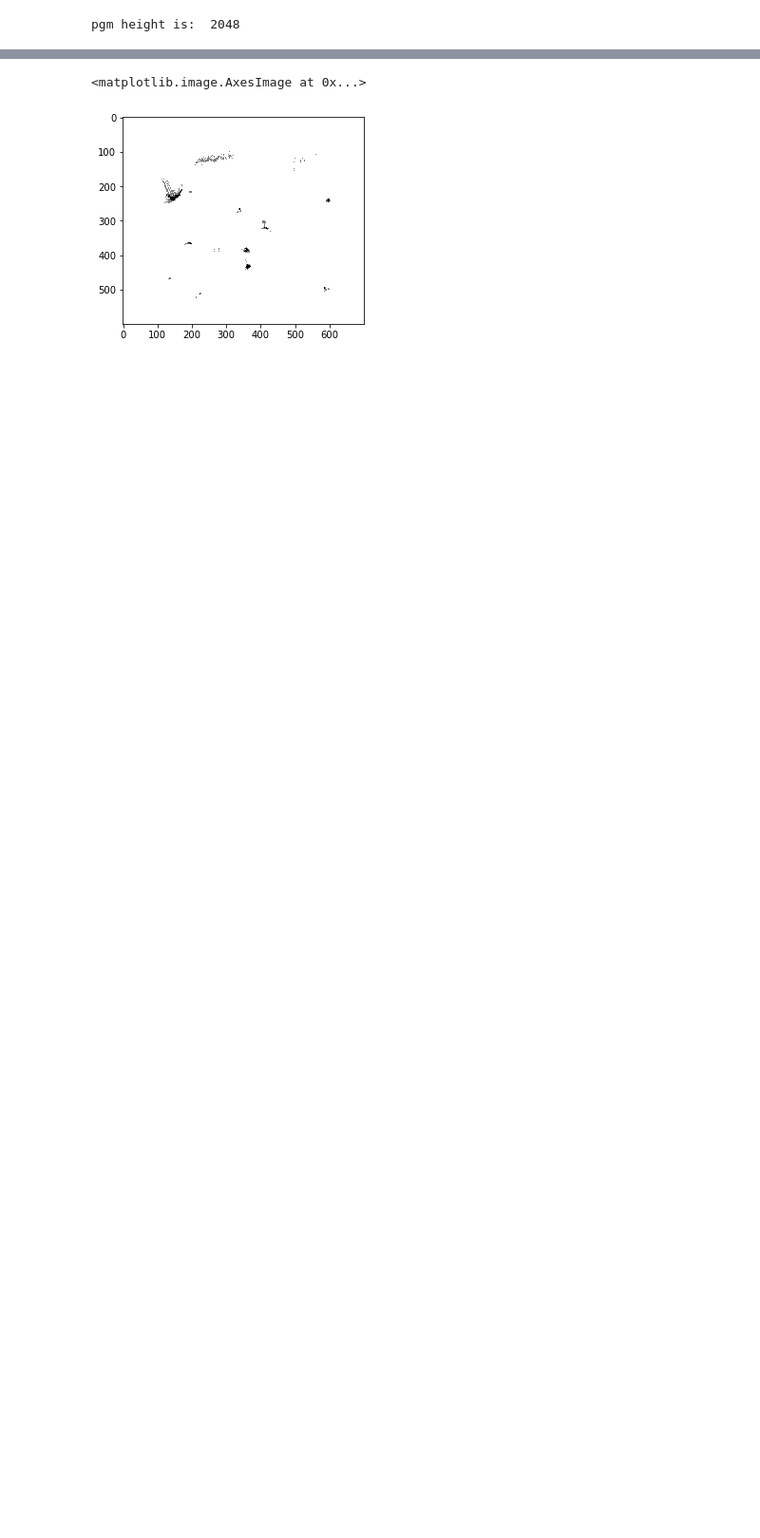
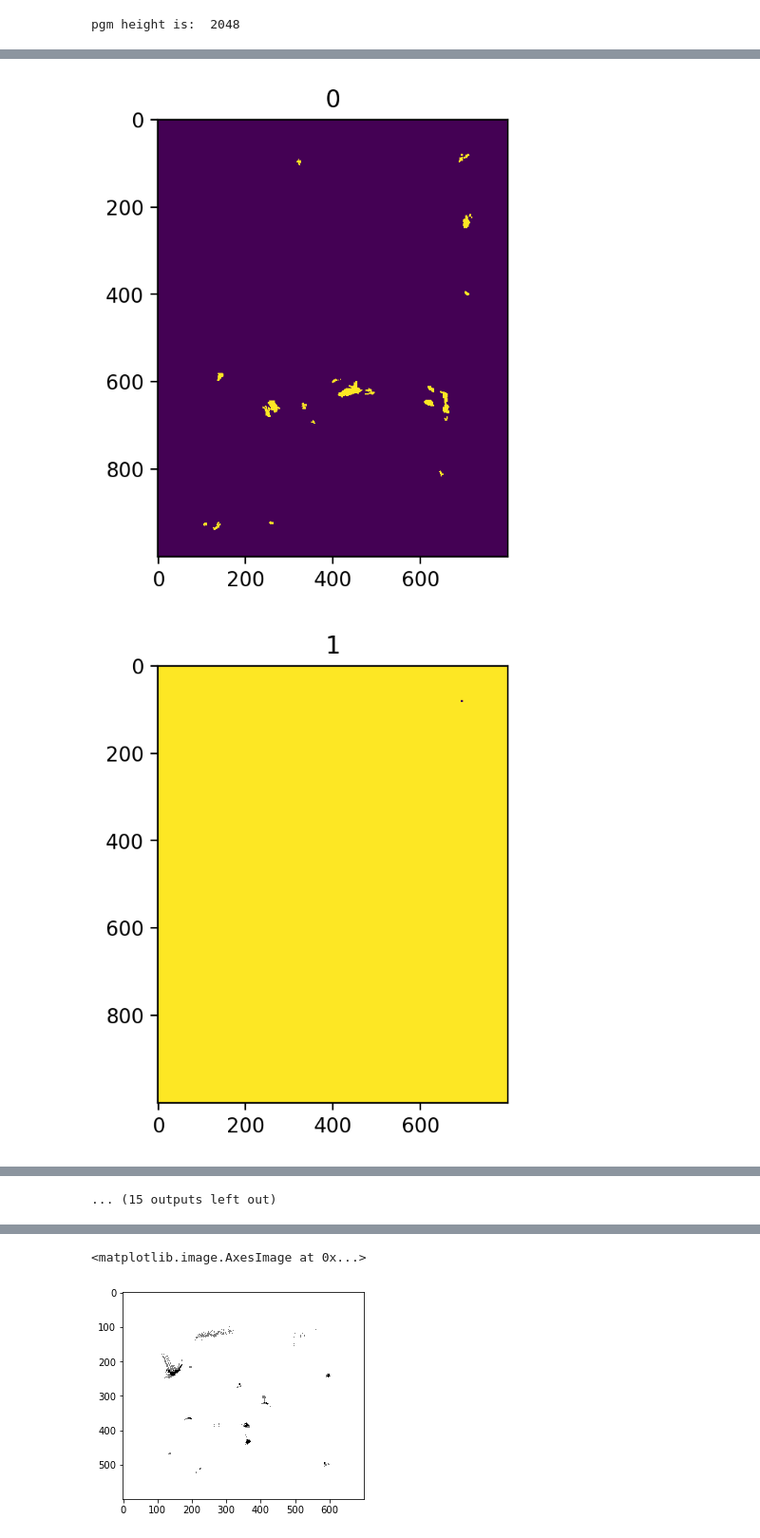
Before and after one commit to Chen-Yu-Qiang/mapping_explorer, a Jupyter notebook: jupyterNotebook/accumulate_map.ipynb, the cells around one changed output, grey strips where cells are left out. Shown: that part at 95% size. Saved outputs shown, nothing was run; the diff lists cells and outputs as text; code cells hidden in the pictures; blank space fills up the shorter version.

```diff
--- a/jupyterNotebook/accumulate_map.ipynb
+++ b/jupyterNotebook/accumulate_map.ipynb
@@ -57,0 +81,12 @@ morph_map(raw_pgm_binary_tmp)
+# %%
+num_objects, labels = cv2.connectedComponents(tmp)
+for i in range(num_objects):
+    tmp = np.zeros(raw_pgm_35.shape,dtype=np.uint8) + 255
+    tmp[labels==i] = 0
+    fig3, ax3 = plt.subplots(figsize=(4, 4),dpi=200)
+    plt.imshow(tmp[700:1700,700:1500])
+    plt.title(i)
+    plt.show()
+# %% [output]
+[figure, added]
+[figure, added]
@@ -57,0 +103 @@ morph_map(raw_pgm_binary_tmp)
+... (15 outputs left out)
```
Also changed, not shown: parts of 14 cells of this notebook.
